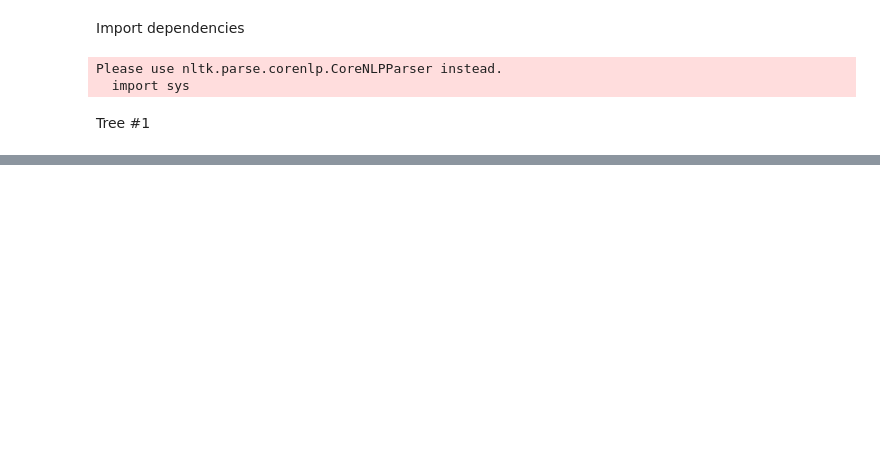
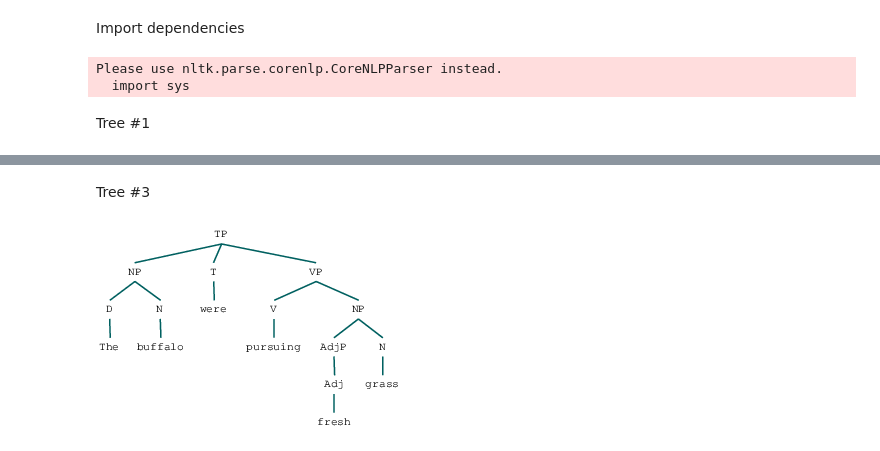
Before and after one commit to steve3p0/LING511, a Jupyter notebook: tree_generator/10_Trees_a_Day3.ipynb, the cells around one changed output, grey strips where cells are left out. Drawn from its saved outputs; the diff is of its cells as text; code cells hidden in the pictures; blank space fills up the shorter version.

```diff
--- a/tree_generator/10_Trees_a_Day3.ipynb
+++ b/tree_generator/10_Trees_a_Day3.ipynb
@@ -16,0 +31,8 @@ Tree #1
+# %% [markdown]
+Tree #3
+# %%
+sentence = "The buffalo were pursuing fresh grass"
+t = tree.parse_sentence(sentence)
+display(t)
+# %% [output]
+[figure, added]
```
Also changed, not shown: parts of 23 cells of this notebook, 1 other file.
